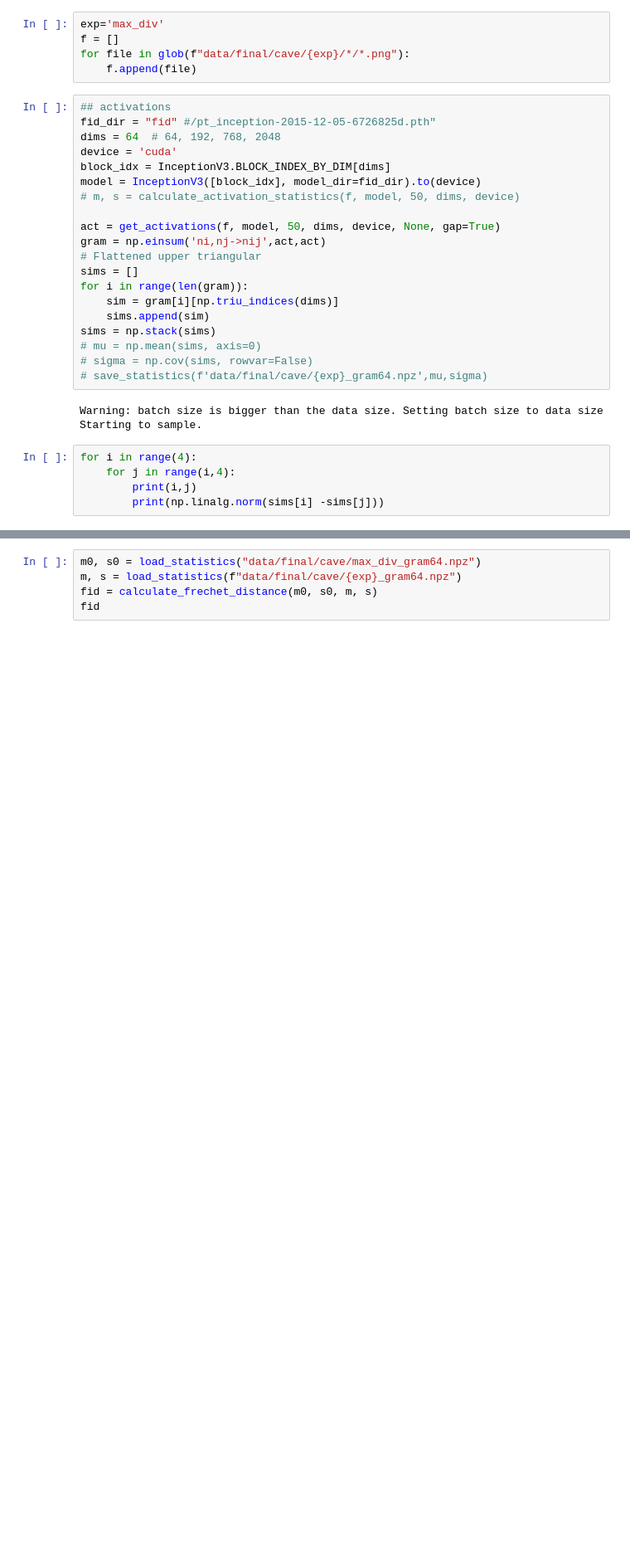
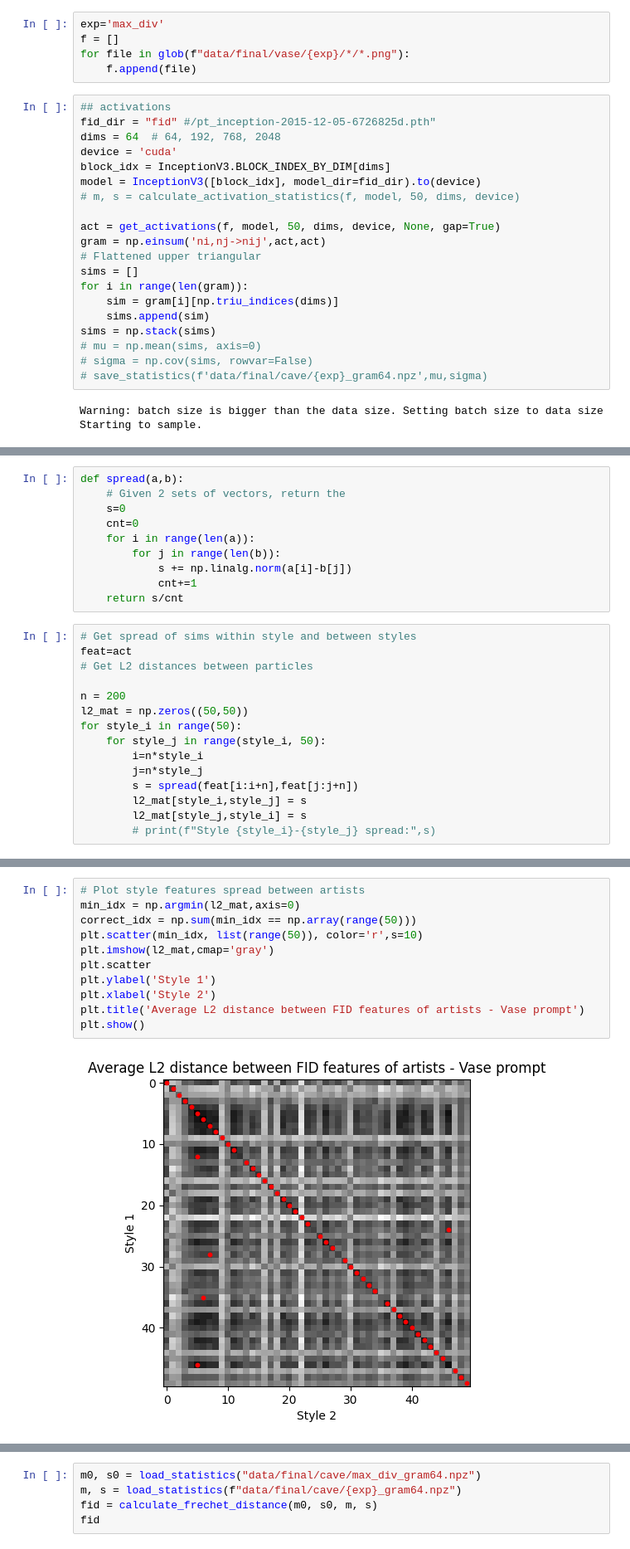
Before and after one commit to alexpondaven/particlediffusion, a Jupyter notebook: metrics.ipynb, the cells around one changed output, grey strips where cells are left out. Shown at 83% size. Cells and saved outputs as stored; diff of their text form; blank space fills up the shorter version.

```diff
--- a/metrics.ipynb
+++ b/metrics.ipynb
@@ -315,7 +276,7 @@ f = ['data/final/cave/max_div/Erin_Hanson/artist18_0.png','data/final/cave/max_d
 # %%
 exp='max_div'
 f = []
-for file in glob(f"data/final/cave/{exp}/*/*.png"):
+for file in glob(f"data/final/vase/{exp}/*/*.png"):
     f.append(file)
 # %%
 ## activations
@@ -340,8 +301,3 @@ sims = np.stack(sims)
 # %% [output]
 Warning: batch size is bigger than the data size. Setting batch size to data size
 Starting to sample.
-# %%
-for i in range(4):
-    for j in range(i,4):
-        print(i,j)
-        print(np.linalg.norm(sims[i] -sims[j]))
@@ -368,0 +304,25 @@ for i in range(4):
+# %%
+def spread(a,b):
+    # Given 2 sets of vectors, return the
+    s=0
+    cnt=0
+    for i in range(len(a)):
+        for j in range(len(b)):
+            s += np.linalg.norm(a[i]-b[j])
+            cnt+=1
+    return s/cnt
+# %%
+# Get spread of sims within style and between styles
+feat=act
+# Get L2 distances between particles
+
+n = 200
+l2_mat = np.zeros((50,50))
+for style_i in range(50):
+    for style_j in range(style_i, 50):
+        i=n*style_i
+        j=n*style_j
+        s = spread(feat[i:i+n],feat[j:j+n])
+        l2_mat[style_i,style_j] = s
+        l2_mat[style_j,style_i] = s
+        # print(f"Style {style_i}-{style_j} spread:",s)
@@ -368,0 +333,13 @@ for i in range(4):
+# %%
+# Plot style features spread between artists
+min_idx = np.argmin(l2_mat,axis=0)
+correct_idx = np.sum(min_idx == np.array(range(50)))
+plt.scatter(min_idx, list(range(50)), color='r',s=10)
+plt.imshow(l2_mat,cmap='gray')
+plt.scatter
+plt.ylabel('Style 1')
+plt.xlabel('Style 2')
+plt.title('Average L2 distance between FID features of artists - Vase prompt')
+plt.show()
+# %% [output]
+[figure, added]
```
Also changed, not shown: parts of 21 cells of this notebook, 3 other files.
